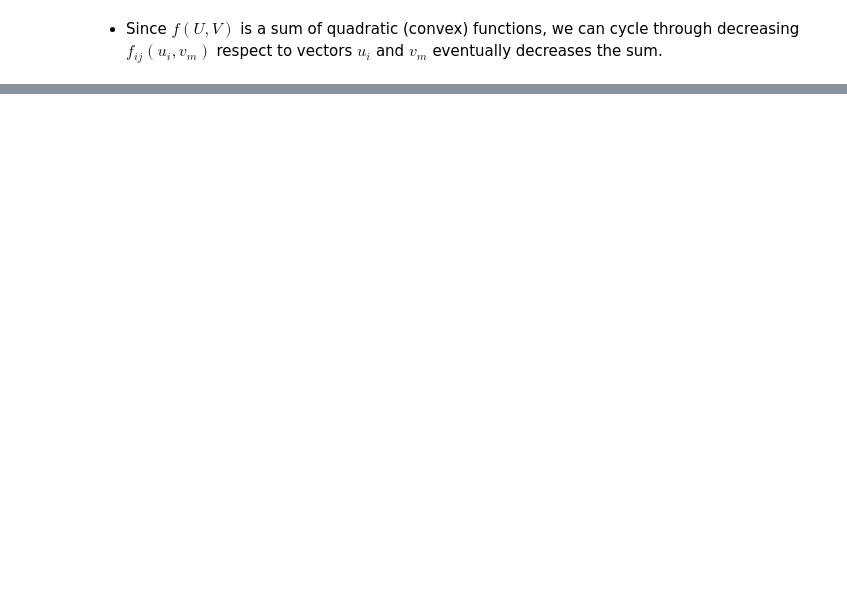
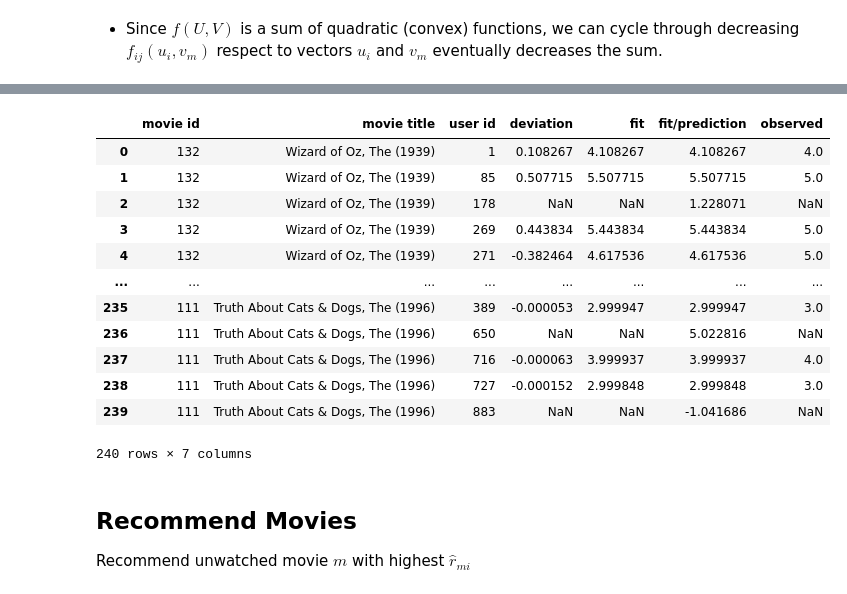
Before and after one commit to Harrychih/Spring2020, a Jupyter notebook: lecture-notes/06-Movie-Recommendation-System.ipynb, the cells around one changed output, grey strips where cells are left out. Drawn from its saved outputs; the diff is of its cells as text; code cells hidden in the pictures; blank space fills up the shorter version.

```diff
--- a/lecture-notes/06-Movie-Recommendation-System.ipynb
+++ b/lecture-notes/06-Movie-Recommendation-System.ipynb
@@ -407,0 +622,8 @@ for t in range(0, 300):
+# %%
+# calculate maximum magnitude of relative updates
+def max_update(X, Y):
+    from numpy import inf
+    from numpy.linalg import norm
+    return norm(((X - Y)/Y).ravel(), inf)
+
+update = [(0, max(max_update(Uold, U), max_update(Vold, V)))]
@@ -408 +632,23 @@ for t in range(0, 300):
+# %%
+rate = 0.1            # learning rate (step size)
+max_iterations = 300  # maximum number of iterations
+threshold = 0.001     # max_update threshold for termination
+
+for t in range(1, max_iterations):
+
+    for m, i in zip(*np.where(~np.isnan(R))):
+
+        U[i] = U[i] + rate*V[m]*(R.iloc[m,i] - np.inner(V[m], U[i]))
+        V[m] = V[m] + rate*U[i]*(R.iloc[m,i] - np.inner(V[m], U[i]))
+
+    # compute error after one sweep of updates
+    error += [(t, rmse(R, np.inner(V,U)))]
+
+    # keep track of how much U and V changes
+    update += [(t, max(max_update(Uold, U), max_update(Vold, V)))]
+    Uold = U.copy()
+    Vold = V.copy()
+
+error = pd.DataFrame(error, columns=['iteration', 'rmse'])
+update = pd.DataFrame(update , columns=['iteration', 'maximum update'])
 # %% [markdown]
@@ -447,0 +664,30 @@ sns.lineplot(range(1, 301), residual2);
+# %%
+Rone = R.replace(R, 1)
+Rhat = np.inner(V, U) * Rone
+Rhat_if_obs = Rhat.where(~np.isnan(R), np.nan)
+
+R_compare = \
+    R.rename(columns={'rating':'observed'})\
+    .join(Rhat_if_obs.rename(columns={'rating':'fit'}))\
+    .join(Rhat.rename(columns={'rating':'fit/prediction'}))\
+    .join((Rhat_if_obs-R).rename(columns={'rating':'deviation'}))
+
+long(R_compare)
+# %% [output]
+|  | movie id | movie title | user id | deviation | fit | fit/prediction | observed |
+| 0 | 132 | Wizard of Oz, The (1939) | 1 | 0.108267 | 4.108267 | 4.108267 | 4.0 |
+| 1 | 132 | Wizard of Oz, The (1939) | 85 | 0.507715 | 5.507715 | 5.507715 | 5.0 |
+| 2 | 132 | Wizard of Oz, The (1939) | 178 | NaN | NaN | 1.228071 | NaN |
+| 3 | 132 | Wizard of Oz, The (1939) | 269 | 0.443834 | 5.443834 | 5.443834 | 5.0 |
+| 4 | 132 | Wizard of Oz, The (1939) | 271 | -0.382464 | 4.617536 | 4.617536 | 5.0 |
+| ... | ... | ... | ... | ... | ... | ... | ... |
+| 235 | 111 | Truth About Cats & Dogs, The (1996) | 389 | -0.000053 | 2.999947 | 2.999947 | 3.0 |
+| 236 | 111 | Truth About Cats & Dogs, The (1996) | 650 | NaN | NaN | 5.022816 | NaN |
+| 237 | 111 | Truth About Cats & Dogs, The (1996) | 716 | -0.000063 | 3.999937 | 3.999937 | 4.0 |
+| 238 | 111 | Truth About Cats & Dogs, The (1996) | 727 | -0.000152 | 2.999848 | 2.999848 | 3.0 |
+| 239 | 111 | Truth About Cats & Dogs, The (1996) | 883 | NaN | NaN | -1.041686 | NaN |
+240 rows × 7 columns
+# %% [markdown]
+## Recommend Movies
+
+Recommend unwatched movie $m$ with highest $\hat r_{mi}$
```
Also changed, not shown: parts of 88 cells of this notebook.
